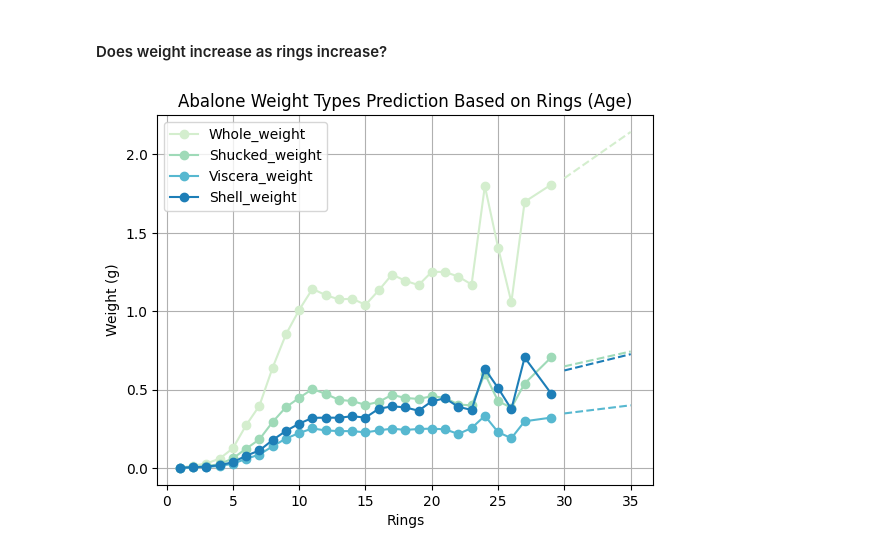
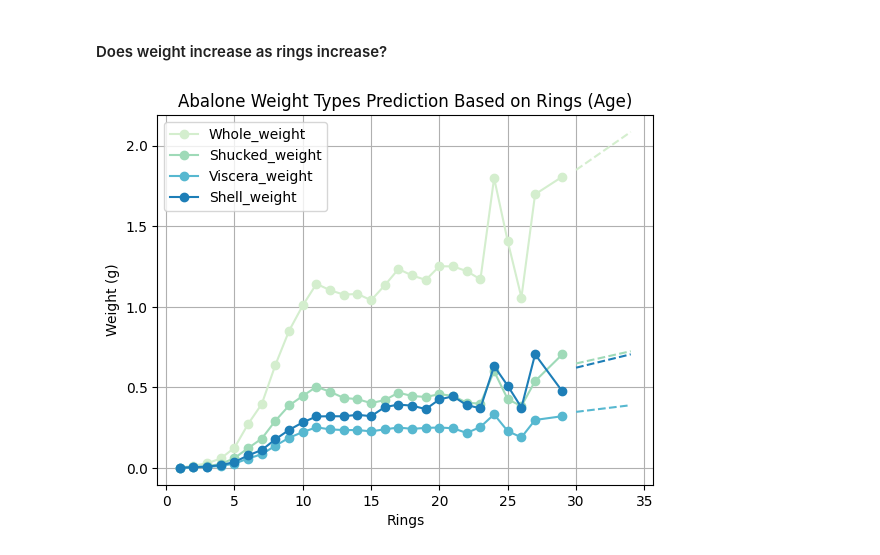
Before and after one commit to takeenshamloo/eds217-data-exploration-project, a Jupyter notebook: AbaloneProject.ipynb, the cells around one changed output. Drawn from its saved outputs; the diff is of its cells as text; code cells hidden in the pictures.

```diff
--- a/AbaloneProject.ipynb
+++ b/AbaloneProject.ipynb
@@ -204,32 +216,33 @@ plt.figure()
 # Loop through each weight type and plot the original data and predictions
 for col in columns_to_predict:
     X = abalone_means.index.values.reshape(-1, 1)  # using 'Rings' as the time axis
     y = abalone_means[col].values  # The weight columns as our target
 
     # Create & predict model
     model = LinearRegression()
     model.fit(X, y)
     y_pred = model.predict(X) # Make predictions for data
-    future_rings = np.array([30, 31, 32, 33, 34, 35]).reshape(-1, 1)
+    max_ring = abalone_means.index.max()  # Get max ring value from the filtered data
+    future_rings = np.array([max_ring + 1, max_ring + 5]).reshape(-1, 1)
     future_predictions = model.predict(future_rings)
 
     # Original Data
     original_line = plt.plot(abalone_means.index, y, marker='o', color = colors[colors_index])[0]
 
     # This is for our legend labels
     legend_handles.append(original_line)
     legend_labels.append(col)
 
     # Predicting our future ring weights.
     plt.plot(future_rings, future_predictions, linestyle = 'dashed', color = colors[colors_index])
 
     colors_index += 1 # Incrementing colors index.
 
 plt.title('Abalone Weight Types Prediction Based on Rings (Age)')
 plt.xlabel('Rings')
 plt.ylabel('Weight (g)')
 plt.grid(True)
 plt.legend(handles = legend_handles, labels = legend_labels)
 plt.show()
 # %% [output]
-[figure, old version]
+[figure, new version]
```
Also changed, not shown: parts of 9 cells of this notebook.
